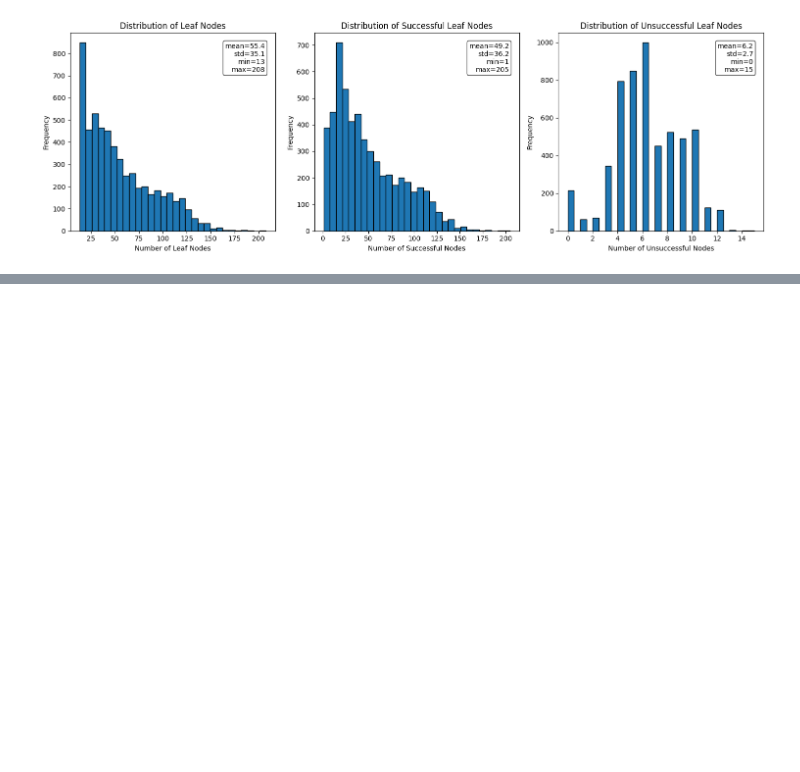
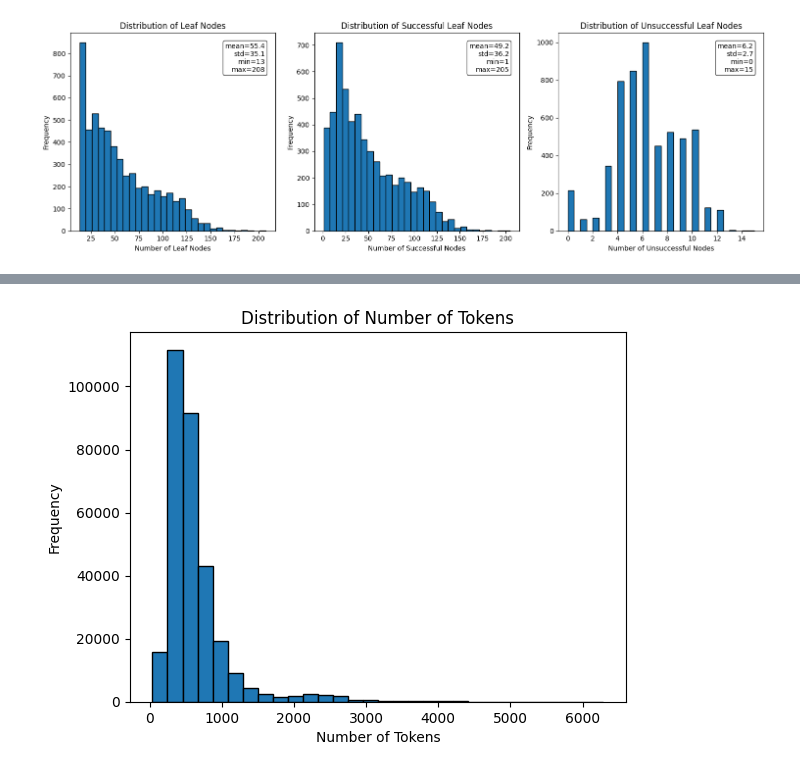
Before and after one commit to staymylove/LLMreasoning, a Jupyter notebook: visualize_tree.ipynb, the cells around one changed output, grey strips where cells are left out. Saved outputs shown, nothing was run; the diff lists cells and outputs as text; code cells hidden in the pictures; blank space fills up the shorter version.

```diff
--- a/visualize_tree.ipynb
+++ b/visualize_tree.ipynb
@@ -157,0 +223,33 @@ plt.show()
+# %%
+# dump the dataset
+with open('/data/jianyuan/LLMreasoning/math_shepherd_dataset.jsonl', 'w') as f:
+    for d in examples:
+        json.dump(d, f)
+        f.write('\n')
+# %%
+from transformers import AutoTokenizer
+
+tokenizer = AutoTokenizer.from_pretrained(
+    'meta-llama/Llama-3.1-8B-Instruct',
+    add_eos_token=False,
+)
+
+file_path = "/data/jianyuan/LLMreasoning/merged_training_dataset.jsonl"
+
+with open(file_path, 'r') as file:
+    data = [json.loads(line) for line in file]
+
+num_tokens = []
+for d in tqdm(data, desc="Separating positive and negative samples"):
+    # tokenize the process
+    input_str = f"{d['question']} {d['process']}"
+    process = tokenizer.encode(input_str)
+    num_tokens.append(len(process))
+
+plt.hist(num_tokens, bins=30, edgecolor='black')
+plt.title('Distribution of Number of Tokens')
+plt.xlabel('Number of Tokens')
+plt.ylabel('Frequency')
+plt.show()
+# %% [output]
+[figure, added]
```
Also changed, not shown: parts of 3 cells of this notebook, 12 other files.
